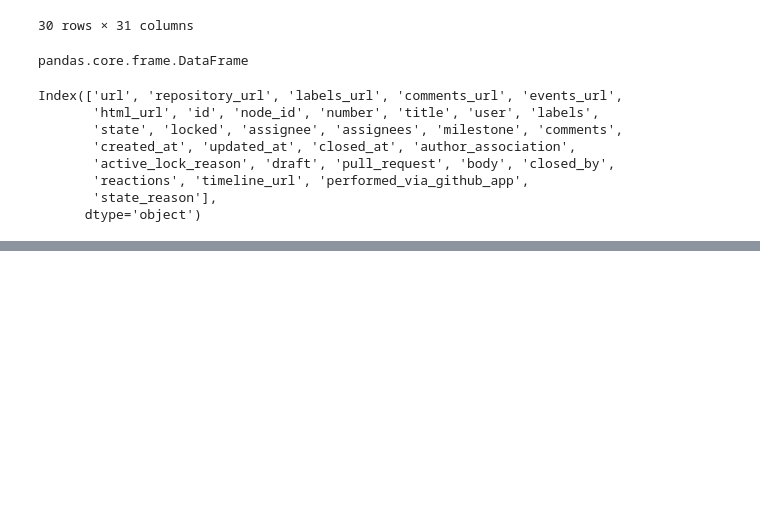
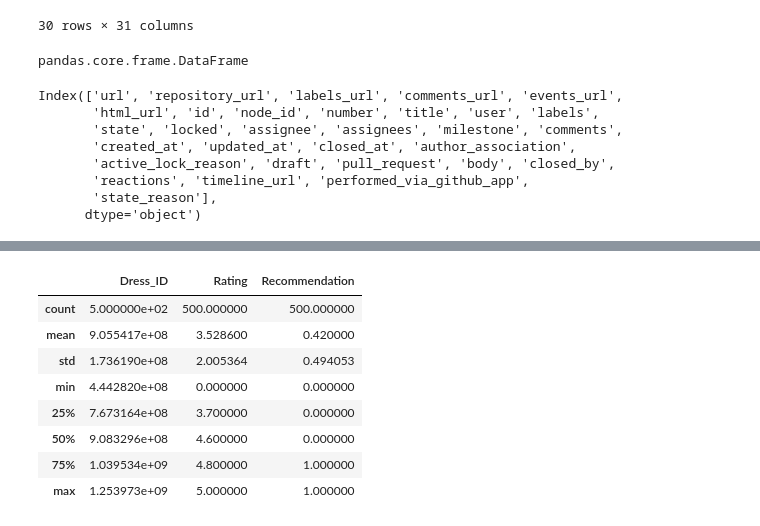
Before and after one commit to singhalharshit/la-python-practice, a Jupyter notebook: DAY_12_Pandas.ipynb, the cells around one changed output, grey strips where cells are left out. Saved outputs shown, nothing was run; the diff lists cells and outputs as text; code cells hidden in the pictures; blank space fills up the shorter version.

```diff
--- a/DAY_12_Pandas.ipynb
+++ b/DAY_12_Pandas.ipynb
@@ -333,0 +439,16 @@ df.to_json('E:\Coding Practice\la-python-practice\data_testing\converted_json_fi
+# %%
+# Playing more with columns
+
+df_1.describe()
+
+# This will give you a small description about the whole data set which are going to have data type as int or float
+# %% [output]
+|  | Dress_ID | Rating | Recommendation |
+| count | 5.000000e+02 | 500.000000 | 500.000000 |
+| mean | 9.055417e+08 | 3.528600 | 0.420000 |
+| std | 1.736190e+08 | 2.005364 | 0.494053 |
+| min | 4.442820e+08 | 0.000000 | 0.000000 |
+| 25% | 7.673164e+08 | 3.700000 | 0.000000 |
+| 50% | 9.083296e+08 | 4.600000 | 0.000000 |
+| 75% | 1.039534e+09 | 4.800000 | 1.000000 |
+| max | 1.253973e+09 | 5.000000 | 1.000000 |
```
Also changed, not shown: parts of 12 cells of this notebook.
